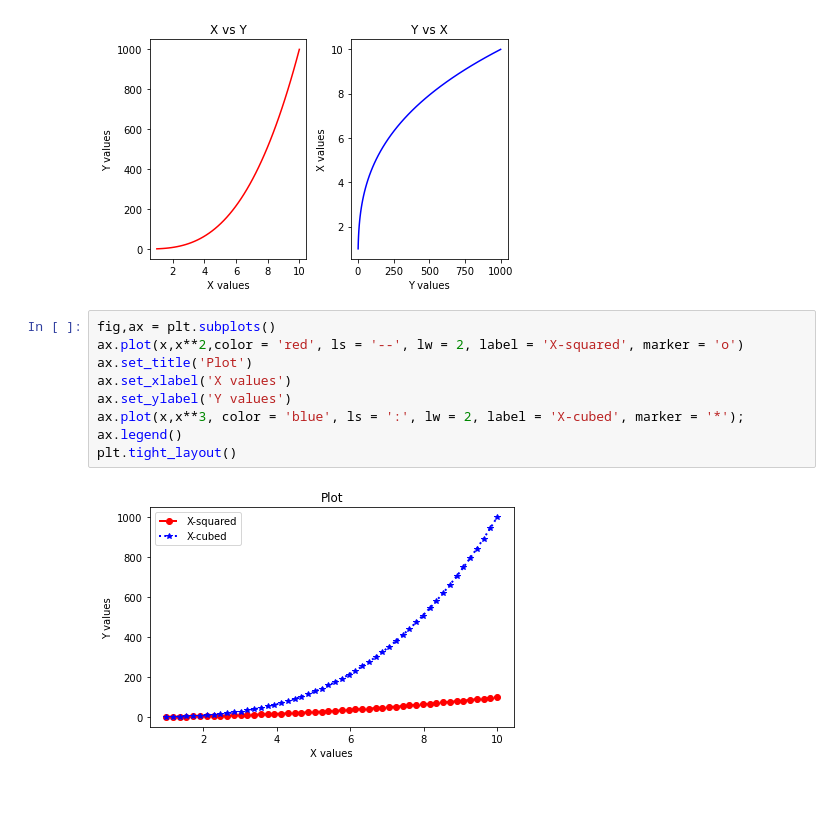
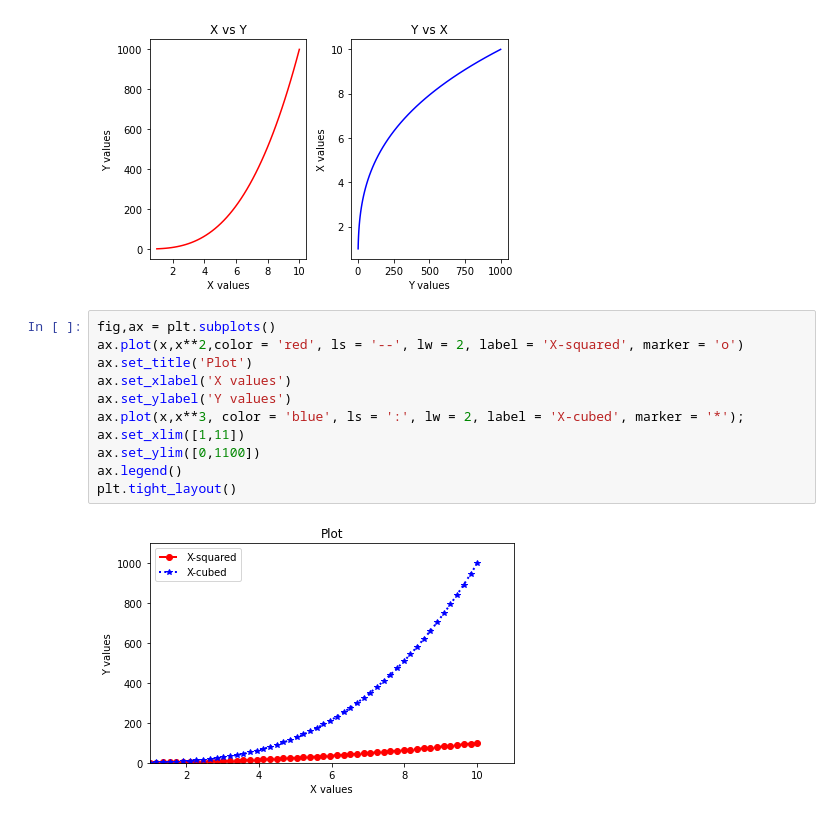
Before and after one commit to GKPSingh/28May2021, a Jupyter notebook: Practice.ipynb, the cells around one changed output. Cells and saved outputs as stored; diff of their text form.

```diff
--- a/Practice.ipynb
+++ b/Practice.ipynb
@@ -324,11 +324,13 @@ plt.tight_layout()
 # %%
 fig,ax = plt.subplots()
 ax.plot(x,x**2,color = 'red', ls = '--', lw = 2, label = 'X-squared', marker = 'o')
 ax.set_title('Plot')
 ax.set_xlabel('X values')
 ax.set_ylabel('Y values')
 ax.plot(x,x**3, color = 'blue', ls = ':', lw = 2, label = 'X-cubed', marker = '*');
+ax.set_xlim([1,11])
+ax.set_ylim([0,1100])
 ax.legend()
 plt.tight_layout()
 # %% [output]
-[figure, old version]
+[figure, new version]
```
